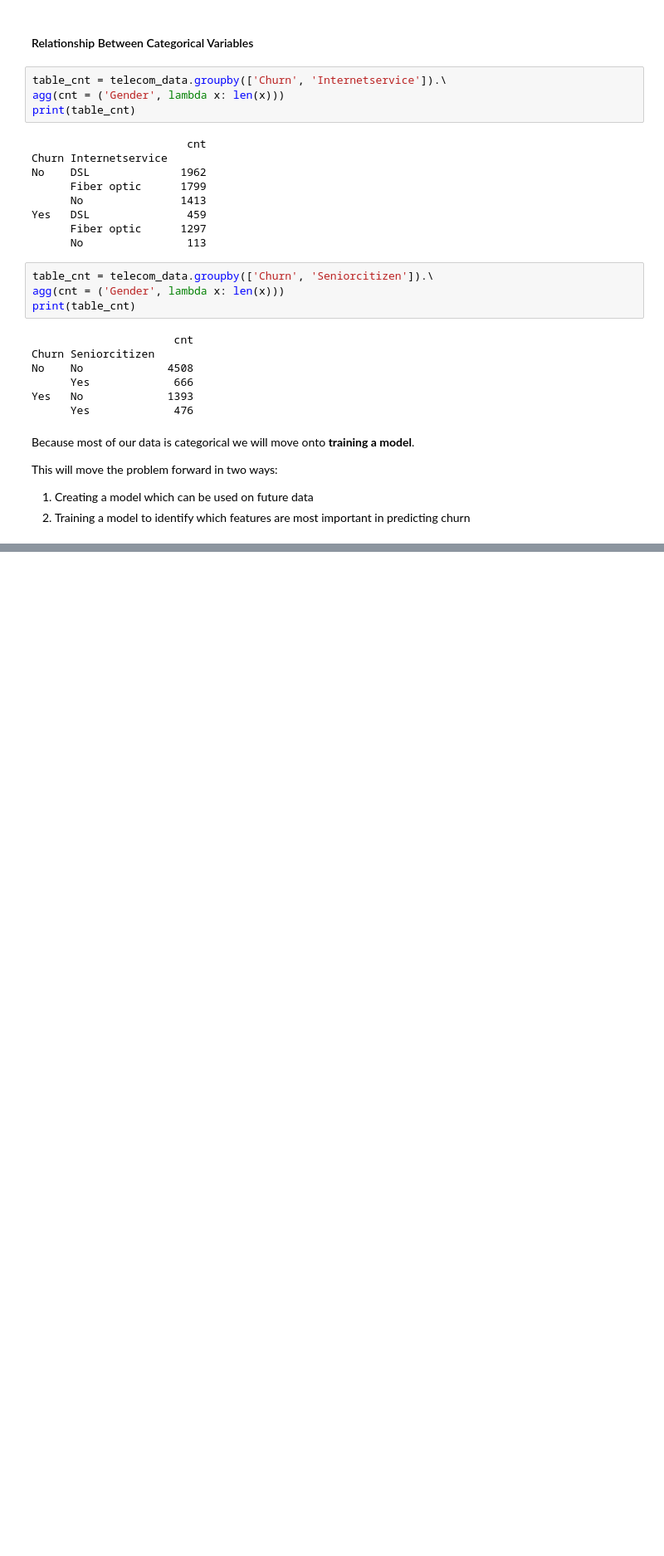
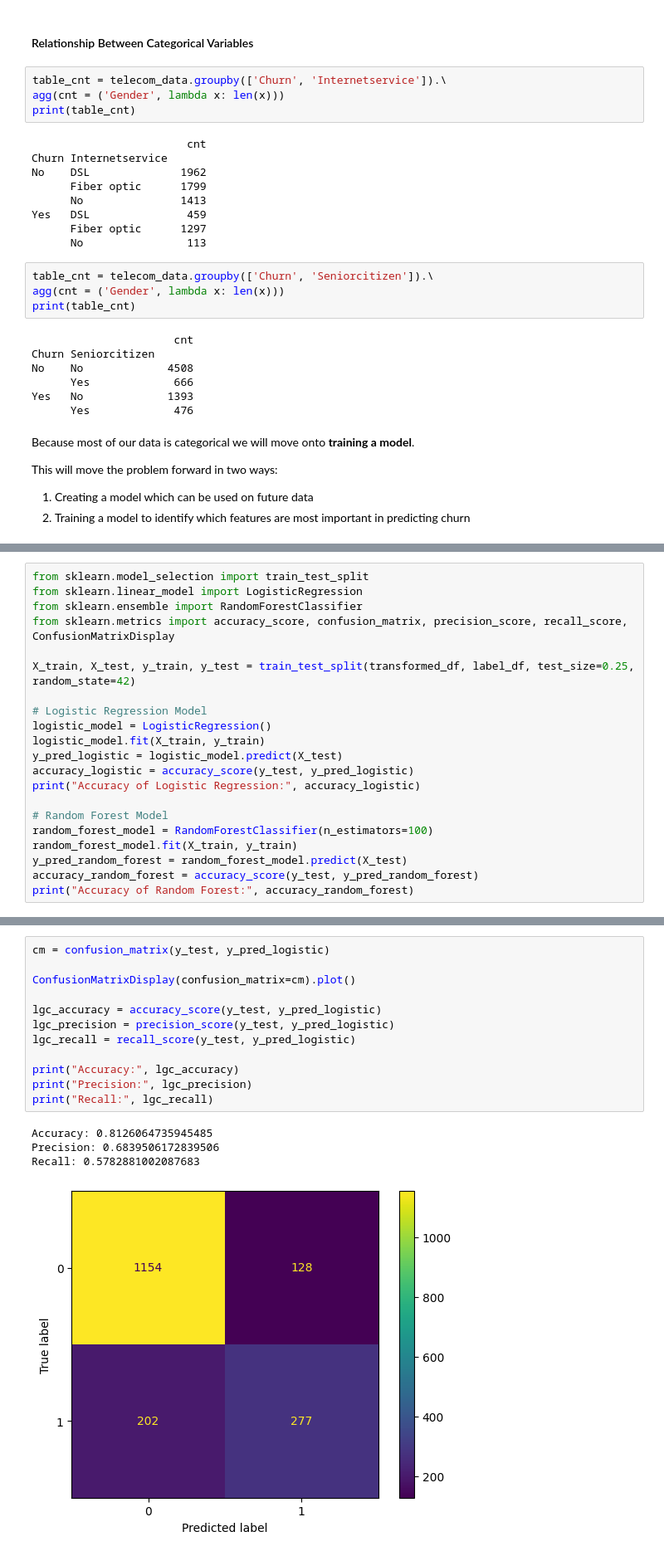
Before and after one commit to mfdalgetty/Telecom_customer_churn, a Jupyter notebook: Telecom_churn.ipynb, the cells around one changed output, grey strips where cells are left out. Shown at 83% size. Cells and saved outputs as stored; diff of their text form; blank space fills up the shorter version.

Commit message:
Model Training

```diff
--- a/Telecom_churn.ipynb
+++ b/Telecom_churn.ipynb
@@ -415,0 +395,21 @@ This will move the problem forward in two ways:
+# %%
+from sklearn.model_selection import train_test_split
+from sklearn.linear_model import LogisticRegression
+from sklearn.ensemble import RandomForestClassifier
+from sklearn.metrics import accuracy_score, confusion_matrix, precision_score, recall_score, ConfusionMatrixDisplay
+
+X_train, X_test, y_train, y_test = train_test_split(transformed_df, label_df, test_size=0.25, random_state=42)
+
+# Logistic Regression Model
+logistic_model = LogisticRegression()
+logistic_model.fit(X_train, y_train)
+y_pred_logistic = logistic_model.predict(X_test)
+accuracy_logistic = accuracy_score(y_test, y_pred_logistic)
+print("Accuracy of Logistic Regression:", accuracy_logistic)
+
+# Random Forest Model
+random_forest_model = RandomForestClassifier(n_estimators=100)
+random_forest_model.fit(X_train, y_train)
+y_pred_random_forest = random_forest_model.predict(X_test)
+accuracy_random_forest = accuracy_score(y_test, y_pred_random_forest)
+print("Accuracy of Random Forest:", accuracy_random_forest)
@@ -415,0 +426,17 @@ This will move the problem forward in two ways:
+# %%
+cm = confusion_matrix(y_test, y_pred_logistic)
+
+ConfusionMatrixDisplay(confusion_matrix=cm).plot()
+
+lgc_accuracy = accuracy_score(y_test, y_pred_logistic)
+lgc_precision = precision_score(y_test, y_pred_logistic)
+lgc_recall = recall_score(y_test, y_pred_logistic)
+
+print("Accuracy:", lgc_accuracy)
+print("Precision:", lgc_precision)
+print("Recall:", lgc_recall)
+# %% [output]
+Accuracy: 0.8126064735945485
+Precision: 0.6839506172839506
+Recall: 0.5782881002087683
+[figure, added]
```
Also changed, not shown: parts of 21 cells of this notebook, 1 other file.
